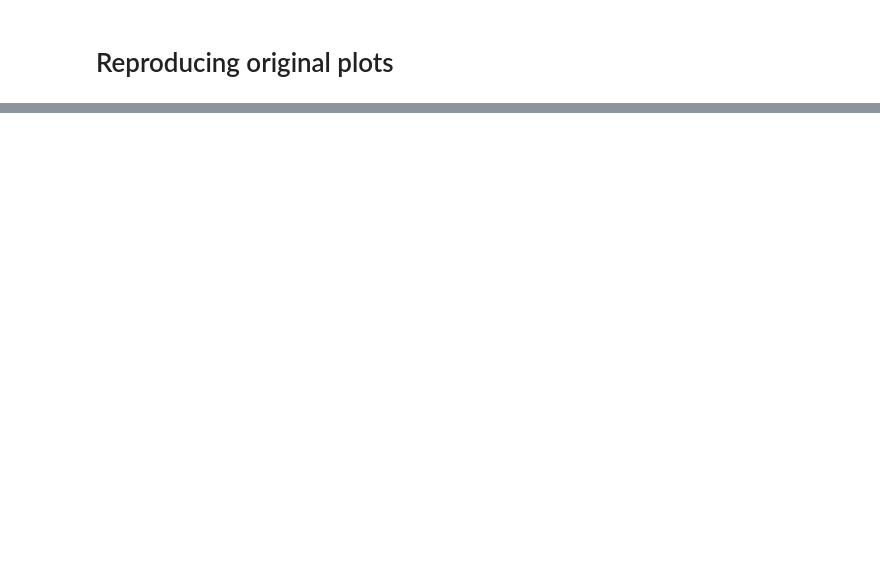
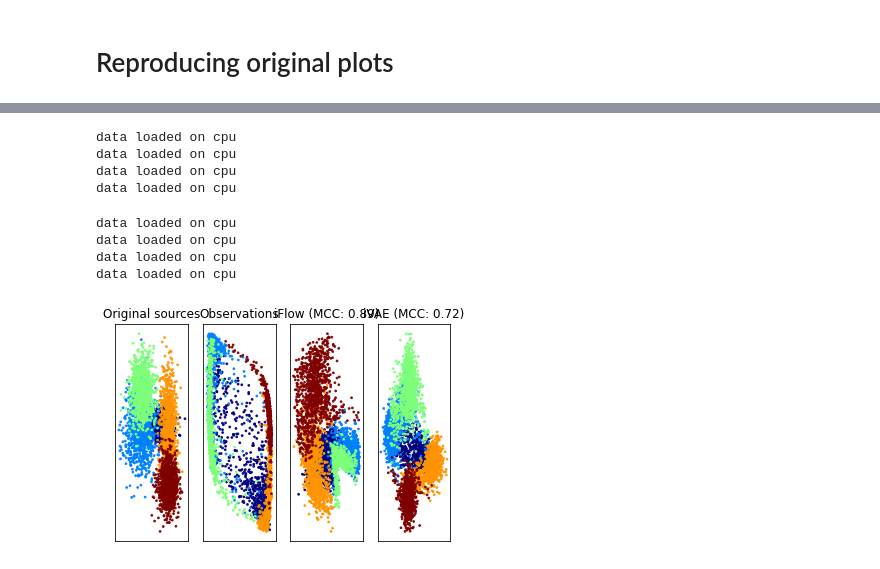
Before and after one commit to HiddeLekanne/Reproducibility-Challenge-iFlow, a Jupyter notebook: iFlow/Full-run.ipynb, the cells around one changed output, grey strips where cells are left out. Drawn from its saved outputs; the diff is of its cells as text; code cells hidden in the pictures; blank space fills up the shorter version.

Commit message:
Added correlation and visualization plots to the notebook

```diff
--- a/iFlow/Full-run.ipynb
+++ b/iFlow/Full-run.ipynb
@@ -109,16 +129,43 @@ plot_mcc(experiments)
 # %%
-from plot_correlation
+from plot_mcc import plot_latent_correlation
 %autoreload
 
-top_iFlow_seed = np.argmax(scores[load_files[0]][0])
-top_iVAE_seed = np.argmax(scores[load_files[1]][0])
+def get_best_model_pairs(iFlow_vis_folder, iVAE_vis_folder):
+    iFlow_vis_experiments = Experiment_folder(iFlow_vis_folder, device)
+    iVAE_vis_experiments = Experiment_folder(iVAE_vis_folder, device)
 
+    top_iFlow = iFlow_vis_experiments.get_ranked_list("final_performance")[0]
+    top_iVAE = iVAE_vis_experiments.get_ranked_list("final_performance")[0]
 
-model, dset, _ = model_and_data_from_log(args.dir, args.device)
-model.eval()
-plot_latent_correlation(dset, model, args.n_samples, args.sample_offset)
+    best_iFlow_model, best_iFlow_dset = iFlow_vis_experiments.get_model_from_path(top_iFlow[0])
+    iVAE_model, _ = iVAE_vis_experiments.get_model_from_experiment(top_iFlow)
 
-print(top_iFlow_seed)
-print(top_iVAE_seed)
+    best_iVAE_model, best_iVAE_dset = iFlow_vis_experiments.get_model_from_path(top_iVAE[0])
+    iFlow_model, _ = iFlow_vis_experiments.get_model_from_experiment(top_iVAE)
+
+    return (best_iFlow_dset, best_iFlow_model, iVAE_model), (best_iVAE_dset, best_iVAE_model, iFlow_model)
+
+comparison_1, comparison_2 = get_best_model_pairs(IFLOW_FOLDER, IVAE_FOLDER)
+plot_latent_correlation(comparison[0], compar)
+# print(top_iFlow_seed)
+# print(top_iVAE_seed)
+# %% [output]
+data loaded on cpu
+data loaded on cpu
+data loaded on cpu
+data loaded on cpu
+# %%
+from plot_mcc import create_2D_performance_plot
+%autoreload
+comparison_1, comparison_2 = get_best_model_pairs(iFlow_vis_folder, iVAE_vis_folder)
+
+
+create_2D_performance_plot(comparison_1[0], comparison_1[2], comparison_1[1])
+# %% [output]
+data loaded on cpu
+data loaded on cpu
+data loaded on cpu
+data loaded on cpu
+[figure, added]
 # %%
 import plot_dataset_difficulty
```
Also changed, not shown: parts of 2 cells of this notebook, 2 other files.
